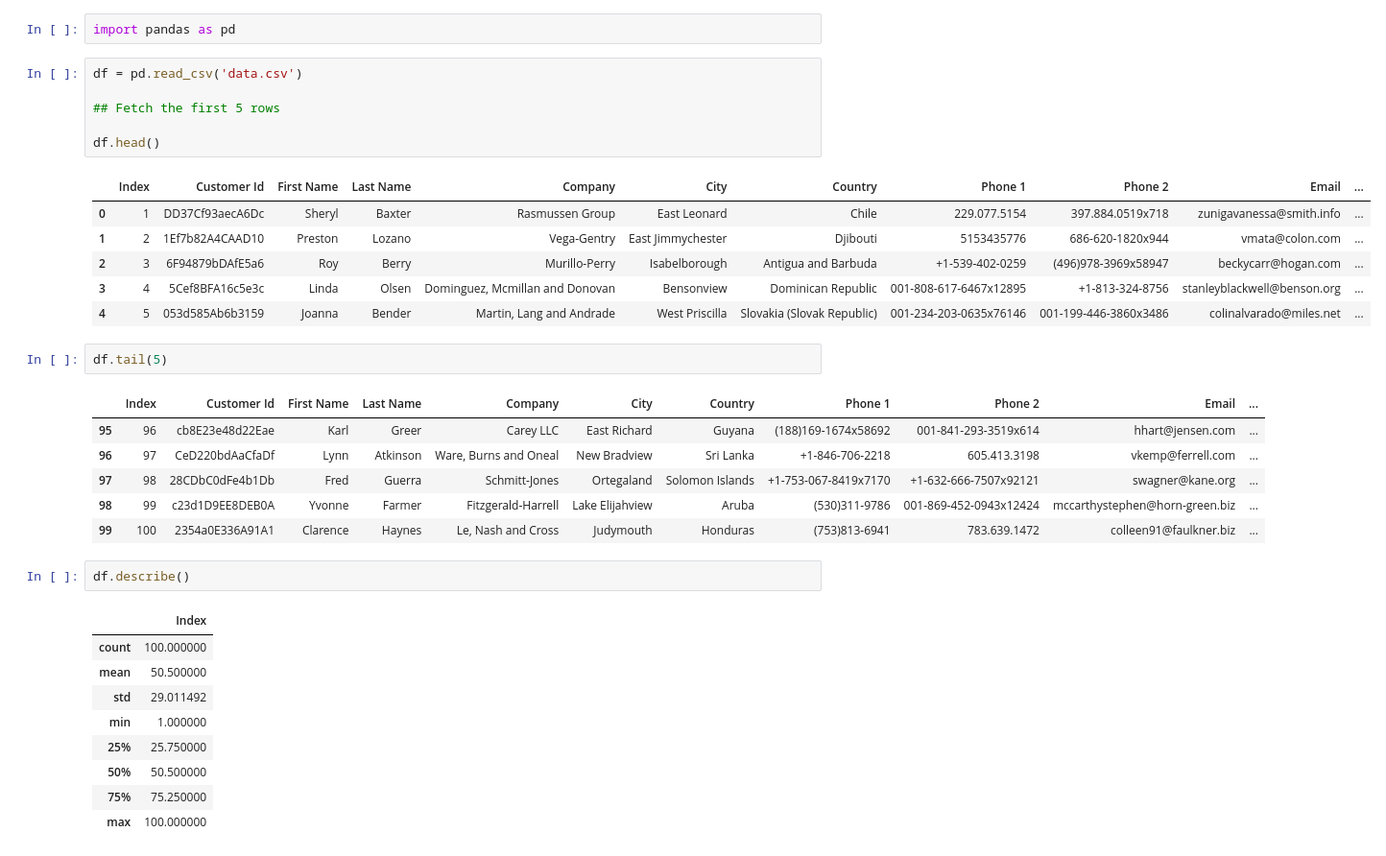
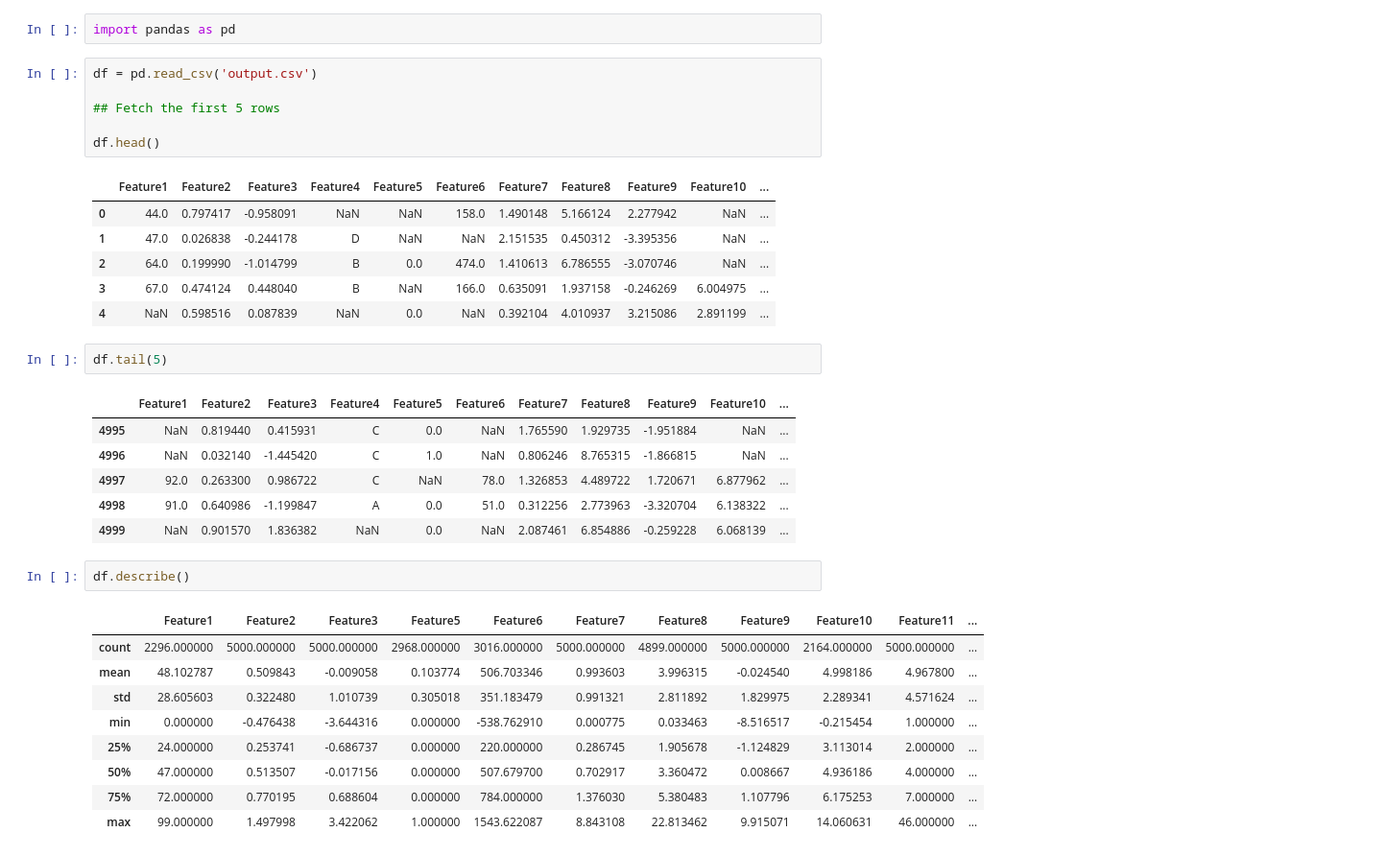
Before and after one commit to Soham801/100DaysOfAI, a Jupyter notebook: DataAnalysis/04.datamanipulation.ipynb, the cells around one changed output. Shown at 96% size. Drawn from its saved outputs; the diff is of its cells as text.

Commit message:
Added CSV data from kaggle

```diff
--- a/DataAnalysis/04.datamanipulation.ipynb
+++ b/DataAnalysis/04.datamanipulation.ipynb
@@ -5,39 +5,39 @@ Data manipulation and analysis are key tasks in any data science or data analysi
 # %%
 import pandas as pd
 # %%
-df = pd.read_csv('data.csv')
+df = pd.read_csv('output.csv')
 
 ## Fetch the first 5 rows
 
 df.head()
 # %% [output]
-|  | Index | Customer Id | First Name | Last Name | Company | City | Country | Phone 1 | Phone 2 | Email | ... |
-| 0 | 1 | DD37Cf93aecA6Dc | Sheryl | Baxter | Rasmussen Group | East Leonard | Chile | 229.077.5154 | 397.884.0519x718 | zunigavanessa@smith.info | ... |
-| 1 | 2 | 1Ef7b82A4CAAD10 | Preston | Lozano | Vega-Gentry | East Jimmychester | Djibouti | 5153435776 | 686-620-1820x944 | vmata@colon.com | ... |
-| 2 | 3 | 6F94879bDAfE5a6 | Roy | Berry | Murillo-Perry | Isabelborough | Antigua and Barbuda | +1-539-402-0259 | (496)978-3969x58947 | beckycarr@hogan.com | ... |
-| 3 | 4 | 5Cef8BFA16c5e3c | Linda | Olsen | Dominguez, Mcmillan and Donovan | Bensonview | Dominican Republic | 001-808-617-6467x12895 | +1-813-324-8756 | stanleyblackwell@benson.org | ... |
-| 4 | 5 | 053d585Ab6b3159 | Joanna | Bender | Martin, Lang and Andrade | West Priscilla | Slovakia (Slovak Republic) | 001-234-203-0635x76146 | 001-199-446-3860x3486 | colinalvarado@miles.net | ... |
+|  | Feature1 | Feature2 | Feature3 | Feature4 | Feature5 | Feature6 | Feature7 | Feature8 | Feature9 | Feature10 | ... |
+| 0 | 44.0 | 0.797417 | -0.958091 | NaN | NaN | 158.0 | 1.490148 | 5.166124 | 2.277942 | NaN | ... |
+| 1 | 47.0 | 0.026838 | -0.244178 | D | NaN | NaN | 2.151535 | 0.450312 | -3.395356 | NaN | ... |
+| 2 | 64.0 | 0.199990 | -1.014799 | B | 0.0 | 474.0 | 1.410613 | 6.786555 | -3.070746 | NaN | ... |
+| 3 | 67.0 | 0.474124 | 0.448040 | B | NaN | 166.0 | 0.635091 | 1.937158 | -0.246269 | 6.004975 | ... |
+| 4 | NaN | 0.598516 | 0.087839 | NaN | 0.0 | NaN | 0.392104 | 4.010937 | 3.215086 | 2.891199 | ... |
 # %%
 df.tail(5)
 # %% [output]
-|  | Index | Customer Id | First Name | Last Name | Company | City | Country | Phone 1 | Phone 2 | Email | ... |
-| 95 | 96 | cb8E23e48d22Eae | Karl | Greer | Carey LLC | East Richard | Guyana | (188)169-1674x58692 | 001-841-293-3519x614 | hhart@jensen.com | ... |
-| 96 | 97 | CeD220bdAaCfaDf | Lynn | Atkinson | Ware, Burns and Oneal | New Bradview | Sri Lanka | +1-846-706-2218 | 605.413.3198 | vkemp@ferrell.com | ... |
-| 97 | 98 | 28CDbC0dFe4b1Db | Fred | Guerra | Schmitt-Jones | Ortegaland | Solomon Islands | +1-753-067-8419x7170 | +1-632-666-7507x92121 | swagner@kane.org | ... |
-| 98 | 99 | c23d1D9EE8DEB0A | Yvonne | Farmer | Fitzgerald-Harrell | Lake Elijahview | Aruba | (530)311-9786 | 001-869-452-0943x12424 | mccarthystephen@horn-green.biz | ... |
-| 99 | 100 | 2354a0E336A91A1 | Clarence | Haynes | Le, Nash and Cross | Judymouth | Honduras | (753)813-6941 | 783.639.1472 | colleen91@faulkner.biz | ... |
+|  | Feature1 | Feature2 | Feature3 | Feature4 | Feature5 | Feature6 | Feature7 | Feature8 | Feature9 | Feature10 | ... |
+| 4995 | NaN | 0.819440 | 0.415931 | C | 0.0 | NaN | 1.765590 | 1.929735 | -1.951884 | NaN | ... |
+| 4996 | NaN | 0.032140 | -1.445420 | C | 1.0 | NaN | 0.806246 | 8.765315 | -1.866815 | NaN | ... |
+| 4997 | 92.0 | 0.263300 | 0.986722 | C | NaN | 78.0 | 1.326853 | 4.489722 | 1.720671 | 6.877962 | ... |
+| 4998 | 91.0 | 0.640986 | -1.199847 | A | 0.0 | 51.0 | 0.312256 | 2.773963 | -3.320704 | 6.138322 | ... |
+| 4999 | NaN | 0.901570 | 1.836382 | NaN | 0.0 | NaN | 2.087461 | 6.854886 | -0.259228 | 6.068139 | ... |
 # %%
 df.describe()
 # %% [output]
-|  | Index |
-| count | 100.000000 |
-| mean | 50.500000 |
-| std | 29.011492 |
-| min | 1.000000 |
-| 25% | 25.750000 |
-| 50% | 50.500000 |
-| 75% | 75.250000 |
-| max | 100.000000 |
+|  | Feature1 | Feature2 | Feature3 | Feature5 | Feature6 | Feature7 | Feature8 | Feature9 | Feature10 | Feature11 | ... |
+| count | 2296.000000 | 5000.000000 | 5000.000000 | 2968.000000 | 3016.000000 | 5000.000000 | 4899.000000 | 5000.000000 | 2164.000000 | 5000.000000 | ... |
+| mean | 48.102787 | 0.509843 | -0.009058 | 0.103774 | 506.703346 | 0.993603 | 3.996315 | -0.024540 | 4.998186 | 4.967800 | ... |
+| std | 28.605603 | 0.322480 | 1.010739 | 0.305018 | 351.183479 | 0.991321 | 2.811892 | 1.829975 | 2.289341 | 4.571624 | ... |
+| min | 0.000000 | -0.476438 | -3.644316 | 0.000000 | -538.762910 | 0.000775 | 0.033463 | -8.516517 | -0.215454 | 1.000000 | ... |
+| 25% | 24.000000 | 0.253741 | -0.686737 | 0.000000 | 220.000000 | 0.286745 | 1.905678 | -1.124829 | 3.113014 | 2.000000 | ... |
+| 50% | 47.000000 | 0.513507 | -0.017156 | 0.000000 | 507.679700 | 0.702917 | 3.360472 | 0.008667 | 4.936186 | 4.000000 | ... |
+| 75% | 72.000000 | 0.770195 | 0.688604 | 0.000000 | 784.000000 | 1.376030 | 5.380483 | 1.107796 | 6.175253 | 7.000000 | ... |
+| max | 99.000000 | 1.497998 | 3.422062 | 1.000000 | 1543.622087 | 8.843108 | 22.813462 | 9.915071 | 14.060631 | 46.000000 | ... |
 # %%
 df.dtypes
 # %% [output]
```
Also changed, not shown: parts of 3 cells of this notebook, 1 other file.
